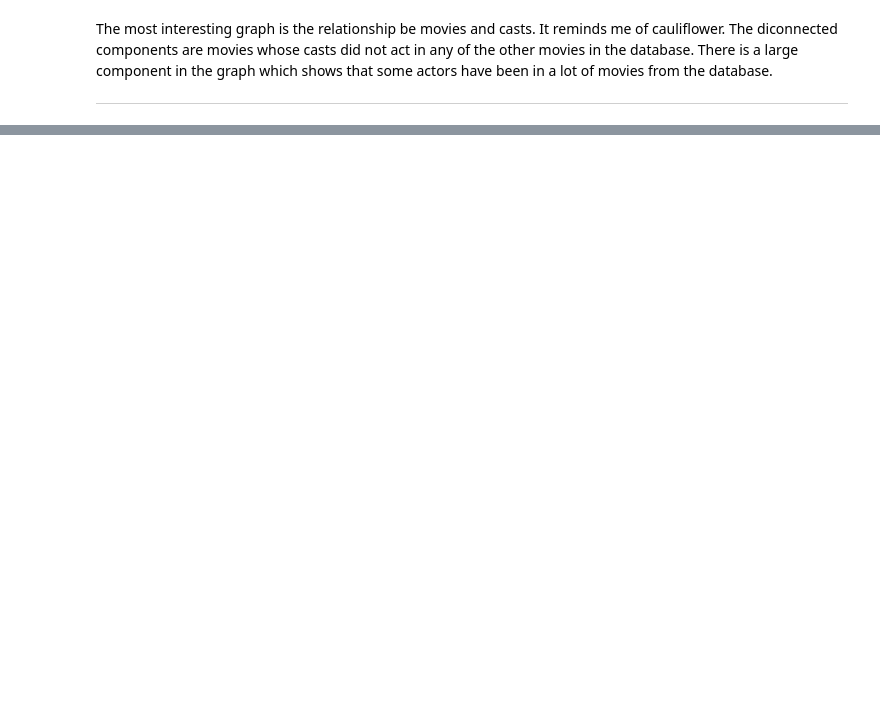
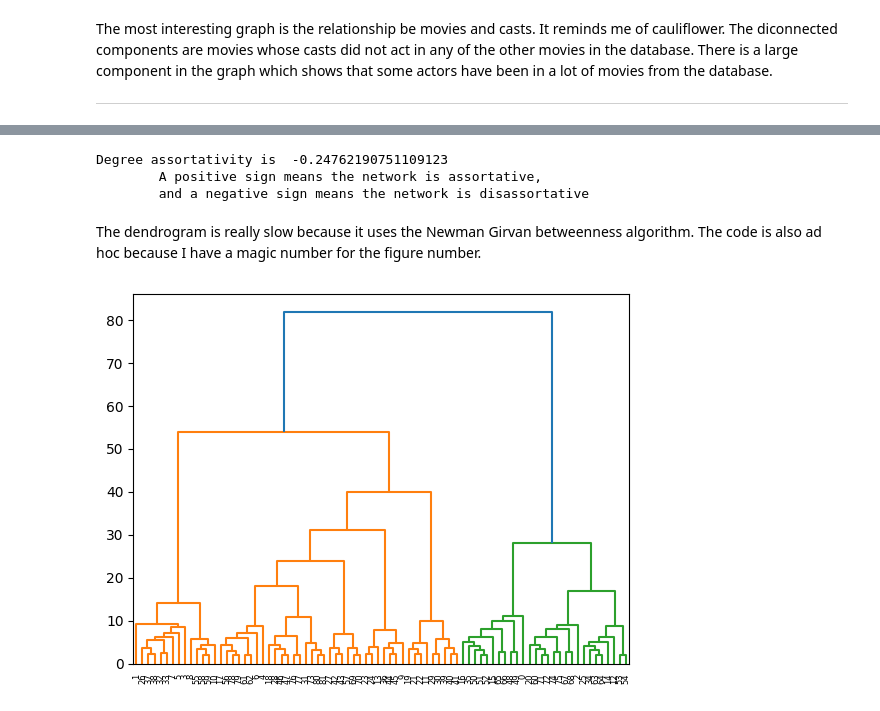
Before and after one commit to MichaelAGoodrich/GraphDataScience_withSNAP, a Jupyter notebook: GraphDataScience_Practice.ipynb, the cells around one changed output, grey strips where cells are left out. Cells and saved outputs as stored; diff of their text form; code cells hidden in the pictures; blank space fills up the shorter version.

```diff
--- a/GraphDataScience_Practice.ipynb
+++ b/GraphDataScience_Practice.ipynb
@@ -182,0 +208,13 @@ Try to recall when we talked about bipartite graphs near the start of the semest
+# %%
+wd_network_handler = networkHandler(writer_director_projection)
+wd_network_handler.getNetworkStatistics()
+# %% [output]
+Degree assortativity is  -0.24762190751109123
+        A positive sign means the network is assortative,
+        and a negative sign means the network is disassortative
+# %% [markdown]
+The dendrogram is really slow because it uses the Newman Girvan betweenness algorithm. The code is also ad hoc because I have a magic number for the figure number.
+# %%
+wd_network_handler.showDendrogram(figureNumber = 10, wait_for_button = False)
+# %% [output]
+[figure, added]
```
Also changed, not shown: parts of 14 cells of this notebook, 1 other file.
